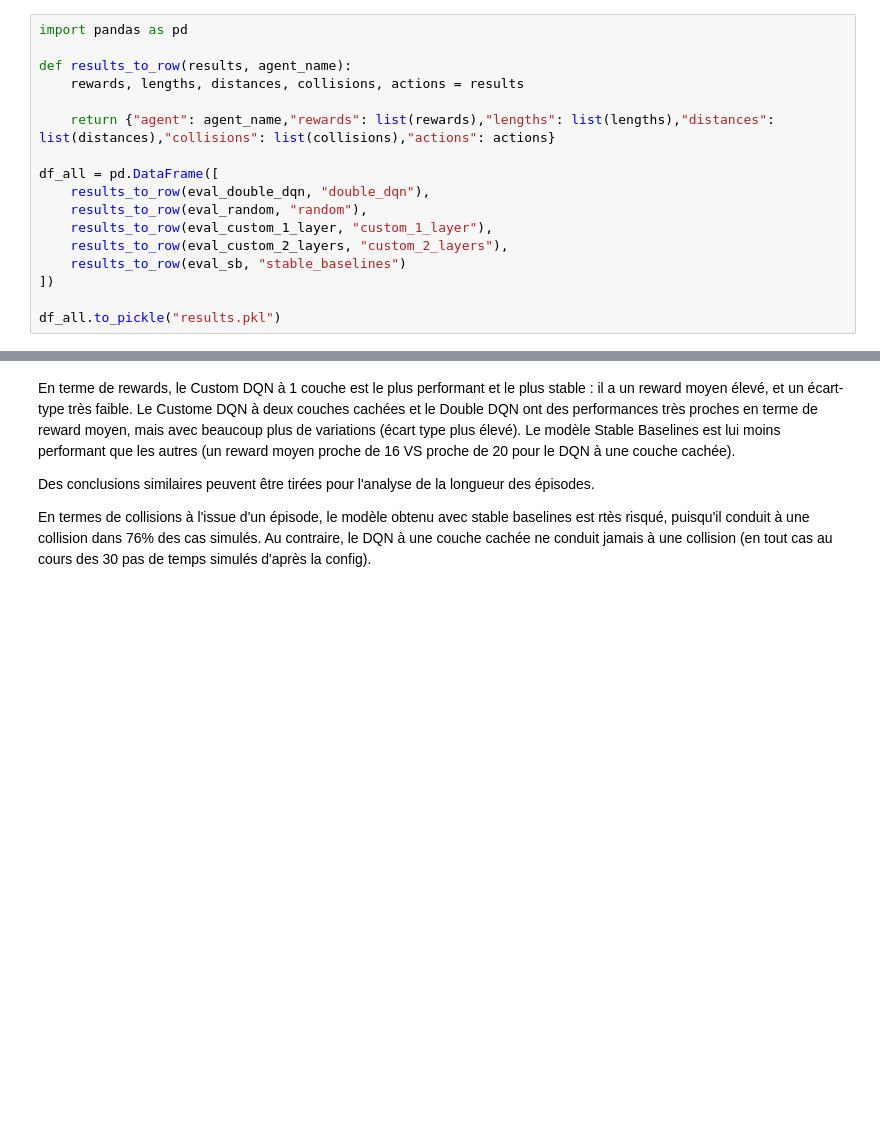
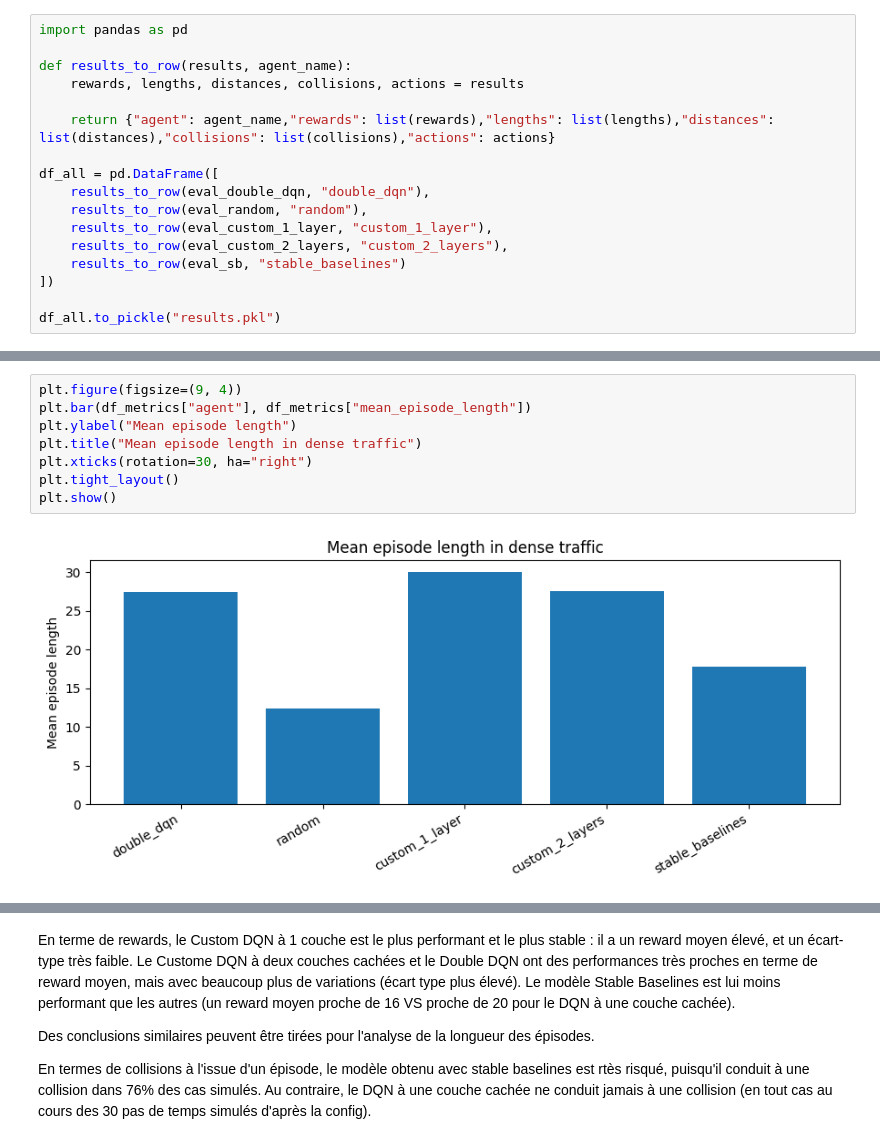
Before and after one commit to arfiblouisa/Reinforcement_learning_highway, a Jupyter notebook: core_task/compare_models.ipynb, the cells around one changed output, grey strips where cells are left out. Saved outputs shown, nothing was run; the diff lists cells and outputs as text; blank space fills up the shorter version.

```diff
--- a/core_task/compare_models.ipynb
+++ b/core_task/compare_models.ipynb
@@ -411,0 +455,10 @@ Collision: 76.0%
+# %%
+plt.figure(figsize=(9, 4))
+plt.bar(df_metrics["agent"], df_metrics["mean_episode_length"])
+plt.ylabel("Mean episode length")
+plt.title("Mean episode length in dense traffic")
+plt.xticks(rotation=30, ha="right")
+plt.tight_layout()
+plt.show()
+# %% [output]
+[figure, added]
```
Also changed, not shown: parts of 18 cells of this notebook, 12 other files.
